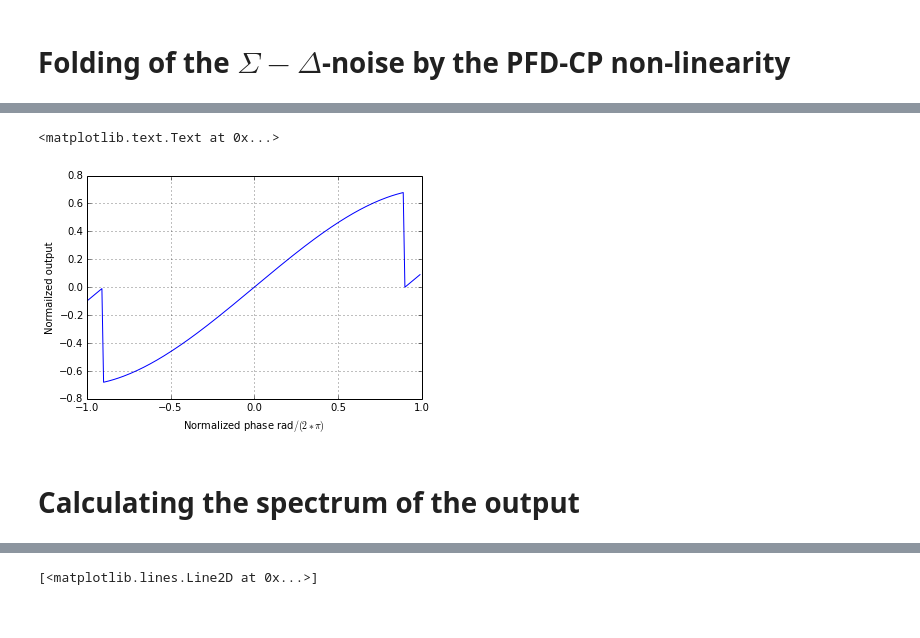
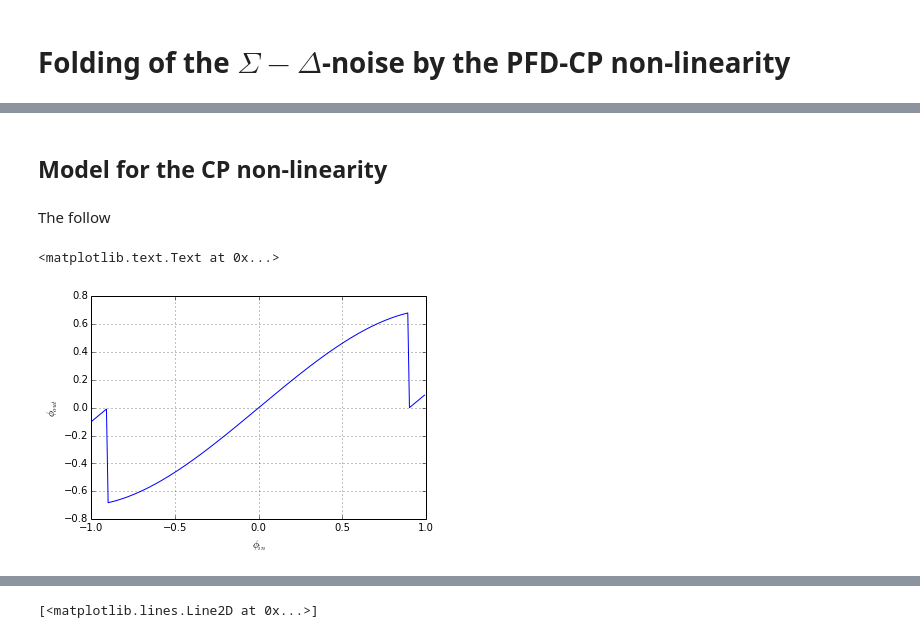
Before and after one commit to gitter-badger/plldesigner, a Jupyter notebook: notebooks/Linearity.ipynb, the cells around one changed output, grey strips where cells are left out. Saved outputs shown, nothing was run; the diff lists cells and outputs as text; code cells hidden in the pictures.

Commit message:
Include a better figure1, add better theory

```diff
--- a/notebooks/Linearity.ipynb
+++ b/notebooks/Linearity.ipynb
@@ -29,16 +59,18 @@ Suppose that the PFD-CP transfer function, normalized by the factor $I_{cp}/(2 p
+# %% [markdown]
+## Model for the CP non-linearity
+# %% [markdown]
+The follow
 # %%
-def pfd_cp_nonlinear(phi_er,k,t_dead=0,mod=1):
+def g(phi_er,k,t_dead=0,mod=1):
     phi_er_mod = np.fmod(phi_er,mod-t_dead)
     phi_out = k[0]+k[1]*phi_er_mod+k[2]*phi_er_mod**2+k[3]*phi_er_mod**3
     return phi_out
 
 phi_error = np.arange(-1,1,0.01)
-plt.plot(phi_error, pfd_cp_nonlinear(phi_error, (0, 1, 0.00, -0.3), 0.1))
+plt.plot(phi_error,g(phi_error, (0, 1, 0.00, -0.3), 0.1))
 plt.grid(True)
-plt.xlabel('Normalized phase rad$/(2*\pi)$')
-plt.ylabel('Normailzed output')
+plt.xlabel('$\phi_{in}$')
+plt.ylabel('$\phi_{out}$')
 # %% [output]
 <matplotlib.text.Text at 0x...>
-[figure, old version]
+[figure, new version]
-# %% [markdown]
-# Calculating the spectrum of the output
```
Also changed, not shown: parts of 8 cells of this notebook.
